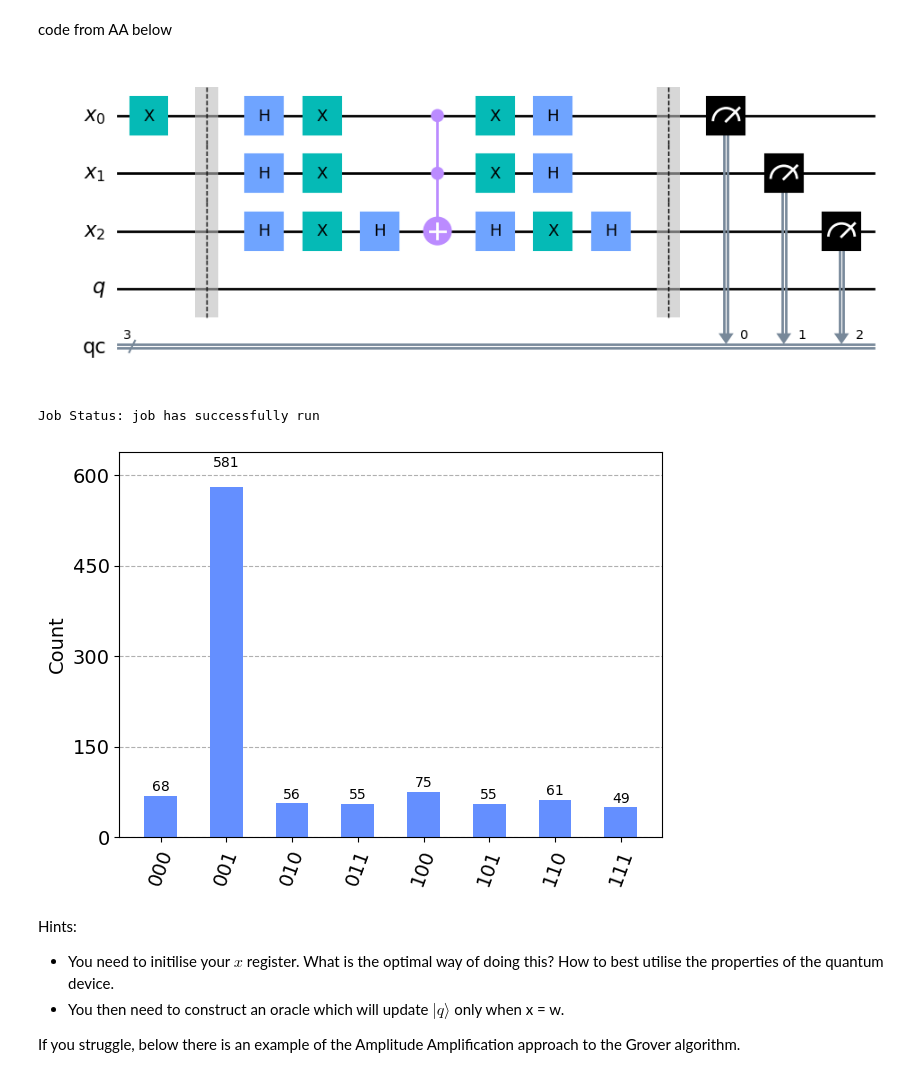
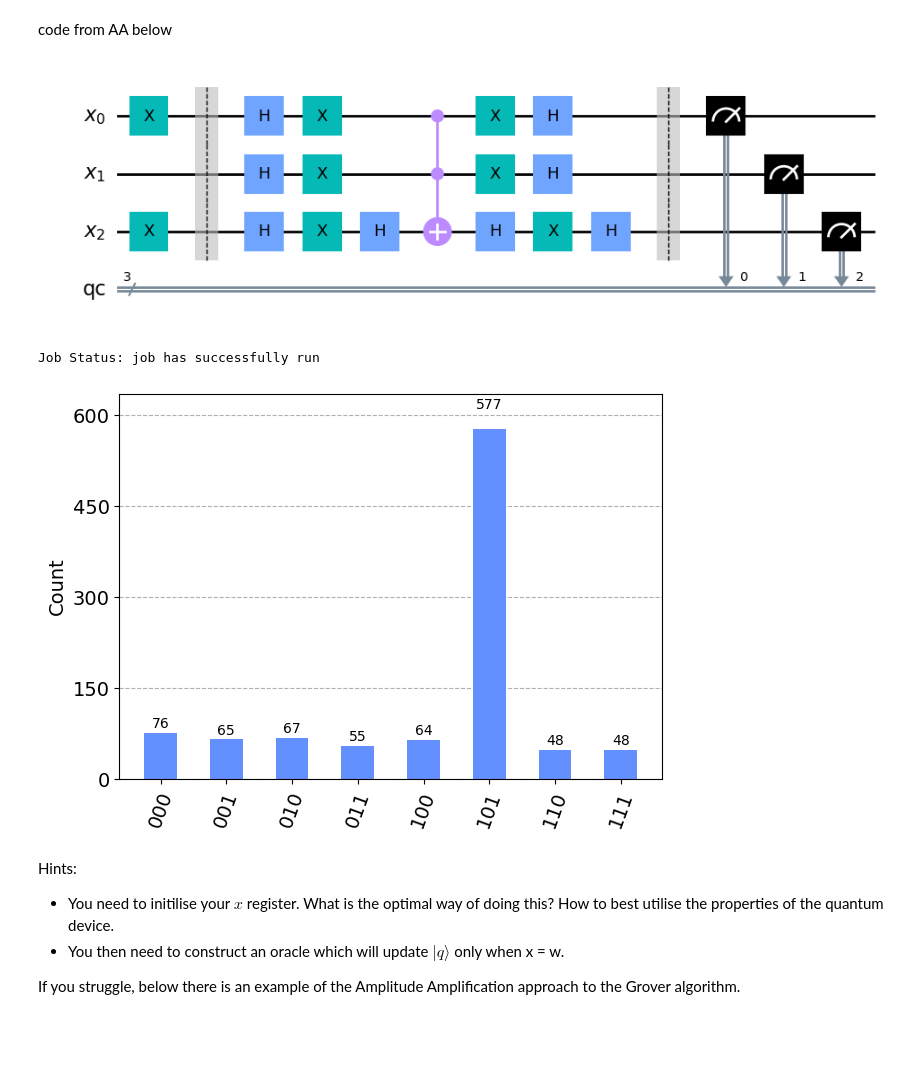
Before and after one commit to karakoulaki/MResProject, a Jupyter notebook: Grover_and_AmplitudeAmplification.ipynb, the cells around one changed output. Saved outputs shown, nothing was run; the diff lists cells and outputs as text; code cells hidden in the pictures; blank space fills up the shorter version.

```diff
--- a/Grover_and_AmplitudeAmplification.ipynb
+++ b/Grover_and_AmplitudeAmplification.ipynb
@@ -79,33 +79,33 @@ Job Status: job has successfully run
 code from AA below
 # %%
 x    = QuantumRegister(3, name='x')
-q    = QuantumRegister(1,name='q')
+#q    = QuantumRegister(1,name='q')
 qc   = ClassicalRegister(3, name='qc')
-circuit = QuantumCircuit(x,q,qc)
+circuit = QuantumCircuit(x,qc)
 
-marked_state=[1,0,0]
+marked_state=[1,0,1]
 for i in range(len(marked_state)):
     if marked_state[i] == 1:
        circuit.x(x[i])
 circuit.barrier()
 
 
 ### Diffuser
 circuit.h(x)
 circuit.x(x)
 circuit.h(x[-1])
 circuit.mct(x[:-1],x[-1])
 circuit.h(x[-1])
 circuit.x(x)
 circuit.h(x)
 circuit.barrier()
 
 #circuit.h(q)
 circuit.measure(x, qc)
 #circuit.measure(q,qc)
 circuit.draw('mpl')
 # %% [output]
-[figure, old version]
+[figure, new version]
 # %%
 job = execute(circuit, sim, shots=1000)
 job_monitor(job)
@@ -113,7 +113,7 @@ counts = job.result().get_counts()
 plot_histogram(counts)
 # %% [output]
 Job Status: job has successfully run
-[figure, old version]
+[figure, new version]
 # %% [markdown]
 Hints:
 
```
Also changed, not shown: parts of 8 cells of this notebook.
